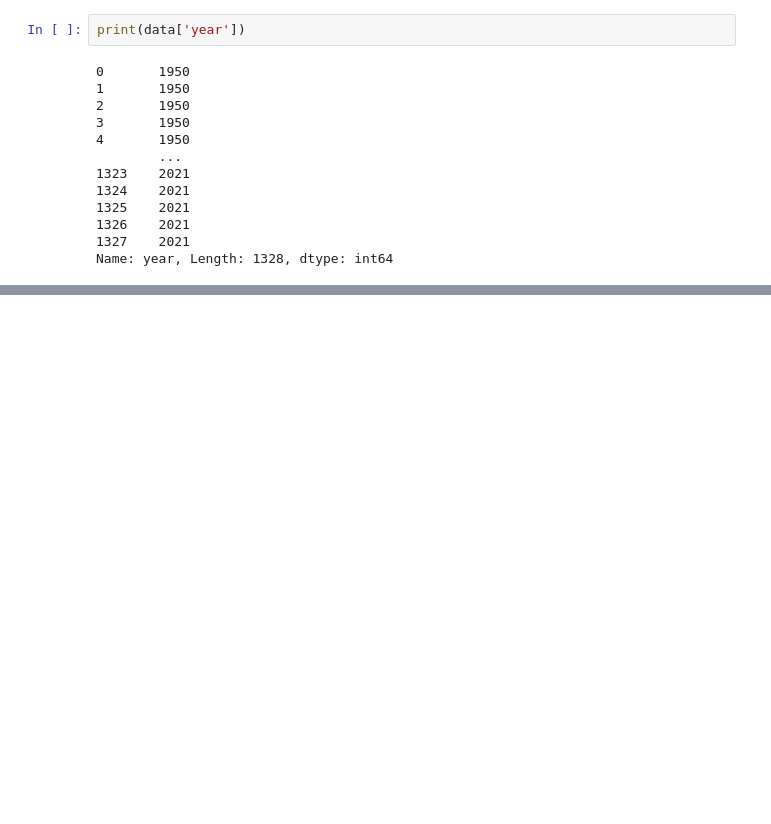
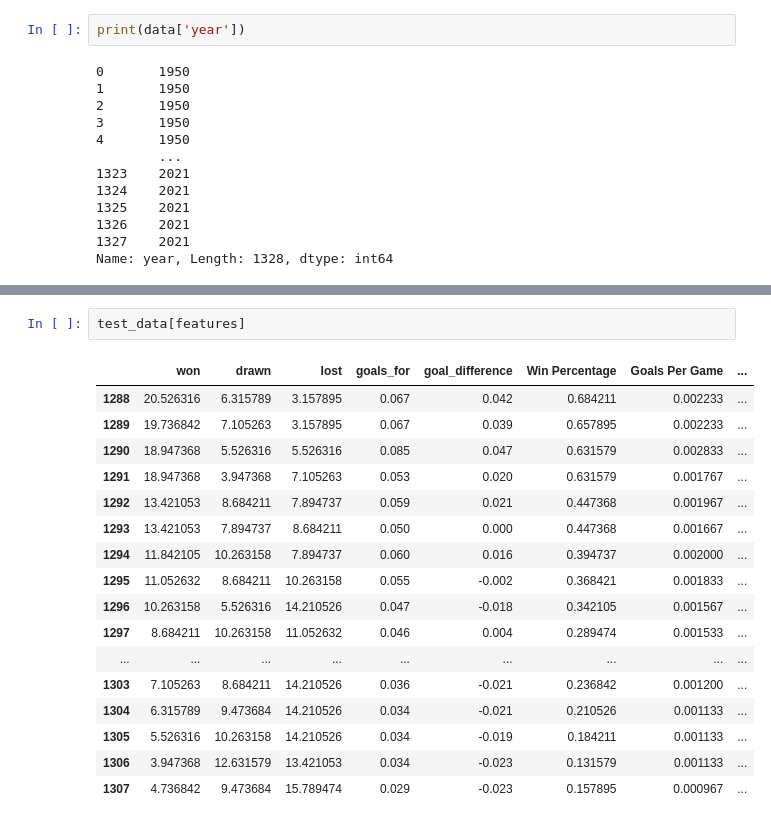
Before and after one commit to shaikhmq20/laliga-winner-predictor, a Jupyter notebook: match_data/final_prediction.ipynb, the cells around one changed output, grey strips where cells are left out. Saved outputs shown, nothing was run; the diff lists cells and outputs as text; blank space fills up the shorter version.

```diff
--- a/match_data/final_prediction.ipynb
+++ b/match_data/final_prediction.ipynb
@@ -97,3 +99,23 @@ R-squared Score:  0.7431735546242324
+# %%
+test_data[features]
+# %% [output]
+|  | won | drawn | lost | goals_for | goal_difference | Win Percentage | Goals Per Game | ... |
+| 1288 | 20.526316 | 6.315789 | 3.157895 | 0.067 | 0.042 | 0.684211 | 0.002233 | ... |
+| 1289 | 19.736842 | 7.105263 | 3.157895 | 0.067 | 0.039 | 0.657895 | 0.002233 | ... |
+| 1290 | 18.947368 | 5.526316 | 5.526316 | 0.085 | 0.047 | 0.631579 | 0.002833 | ... |
+| 1291 | 18.947368 | 3.947368 | 7.105263 | 0.053 | 0.020 | 0.631579 | 0.001767 | ... |
+| 1292 | 13.421053 | 8.684211 | 7.894737 | 0.059 | 0.021 | 0.447368 | 0.001967 | ... |
+| 1293 | 13.421053 | 7.894737 | 8.684211 | 0.050 | 0.000 | 0.447368 | 0.001667 | ... |
+| 1294 | 11.842105 | 10.263158 | 7.894737 | 0.060 | 0.016 | 0.394737 | 0.002000 | ... |
+| 1295 | 11.052632 | 8.684211 | 10.263158 | 0.055 | -0.002 | 0.368421 | 0.001833 | ... |
+| 1296 | 10.263158 | 5.526316 | 14.210526 | 0.047 | -0.018 | 0.342105 | 0.001567 | ... |
+| 1297 | 8.684211 | 10.263158 | 11.052632 | 0.046 | 0.004 | 0.289474 | 0.001533 | ... |
+| ... | ... | ... | ... | ... | ... | ... | ... | ... |
+| 1303 | 7.105263 | 8.684211 | 14.210526 | 0.036 | -0.021 | 0.236842 | 0.001200 | ... |
+| 1304 | 6.315789 | 9.473684 | 14.210526 | 0.034 | -0.021 | 0.210526 | 0.001133 | ... |
+| 1305 | 5.526316 | 10.263158 | 14.210526 | 0.034 | -0.019 | 0.184211 | 0.001133 | ... |
+| 1306 | 3.947368 | 12.631579 | 13.421053 | 0.034 | -0.023 | 0.131579 | 0.001133 | ... |
+| 1307 | 4.736842 | 9.473684 | 15.789474 | 0.029 | -0.023 | 0.157895 | 0.000967 | ... |
 # %%
 plt.scatter(test_data[target], y_pred)
 plt.xlabel("Actual Position")
```
Also changed, not shown: parts of 11 cells of this notebook, 3 other files.
